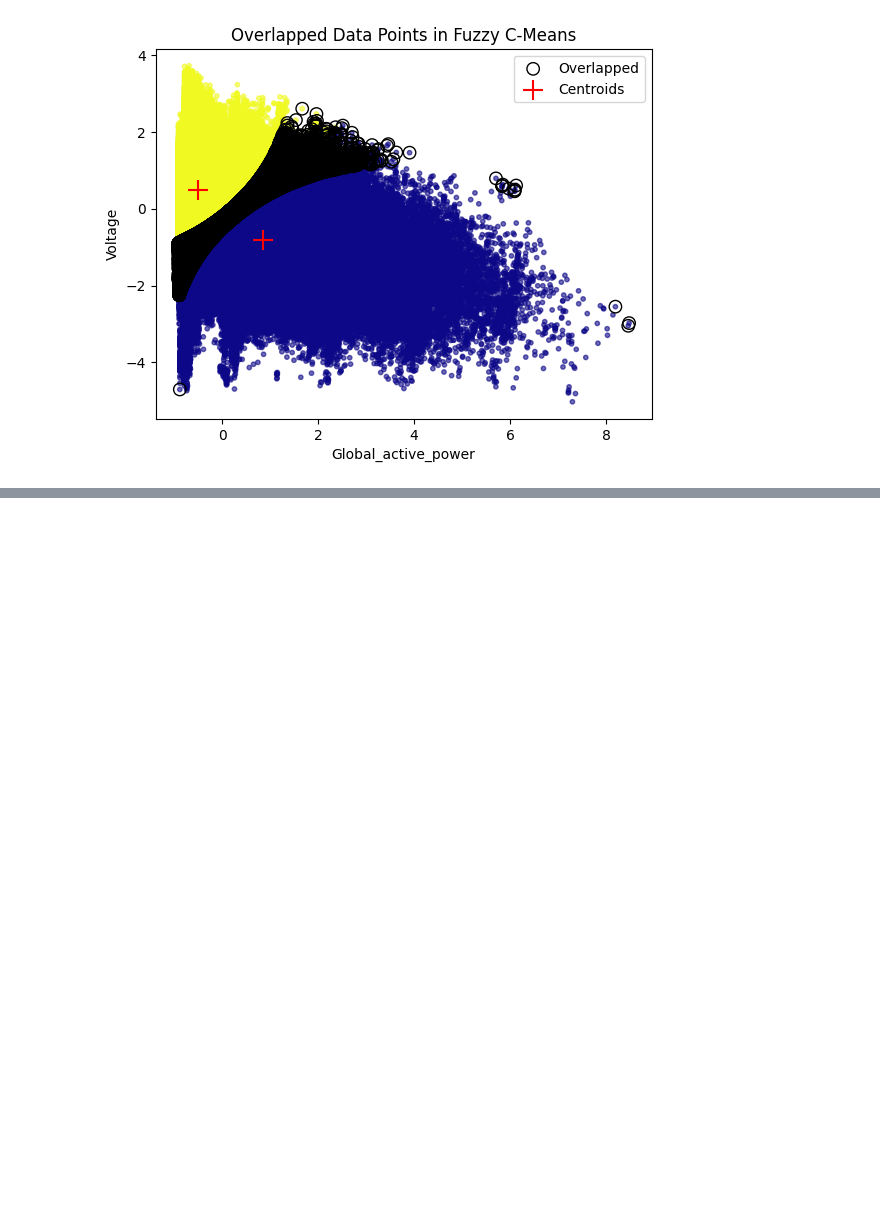
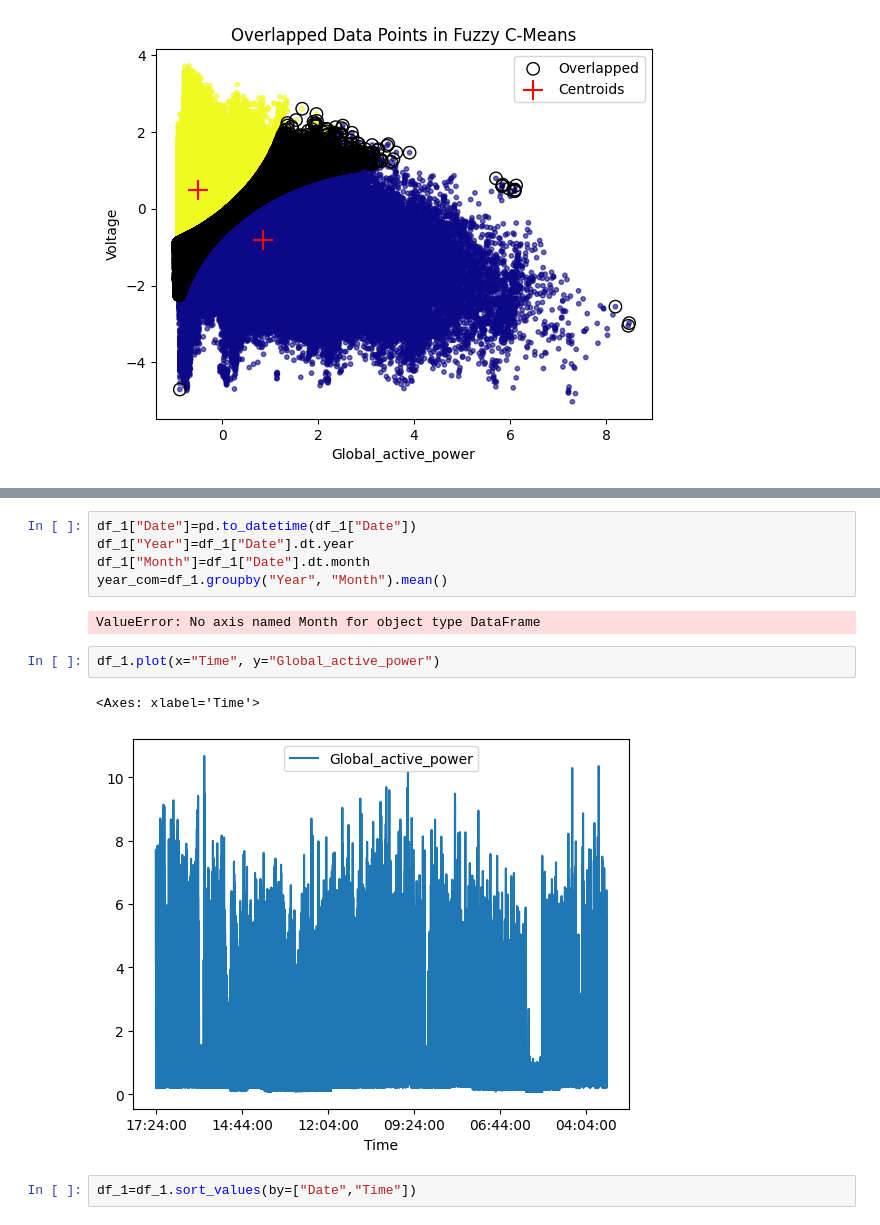
Before and after one commit to Enkhbayasgalan97/CA1-2026163, a Jupyter notebook: CA1.ipynb, the cells around one changed output, grey strips where cells are left out. Drawn from its saved outputs; the diff is of its cells as text; blank space fills up the shorter version.

```diff
--- a/CA1.ipynb
+++ b/CA1.ipynb
@@ -665,0 +773,14 @@ plt.show()
+# %%
+df_1["Date"]=pd.to_datetime(df_1["Date"])
+df_1["Year"]=df_1["Date"].dt.year
+df_1["Month"]=df_1["Date"].dt.month
+year_com=df_1.groupby("Year", "Month").mean()
+# %% [output]
+ValueError: No axis named Month for object type DataFrame
+# %%
+df_1.plot(x="Time", y="Global_active_power")
+# %% [output]
+<Axes: xlabel='Time'>
+[figure, added]
+# %%
+df_1=df_1.sort_values(by=["Date","Time"])
```
Also changed, not shown: parts of 25 cells of this notebook, 1 other file.
